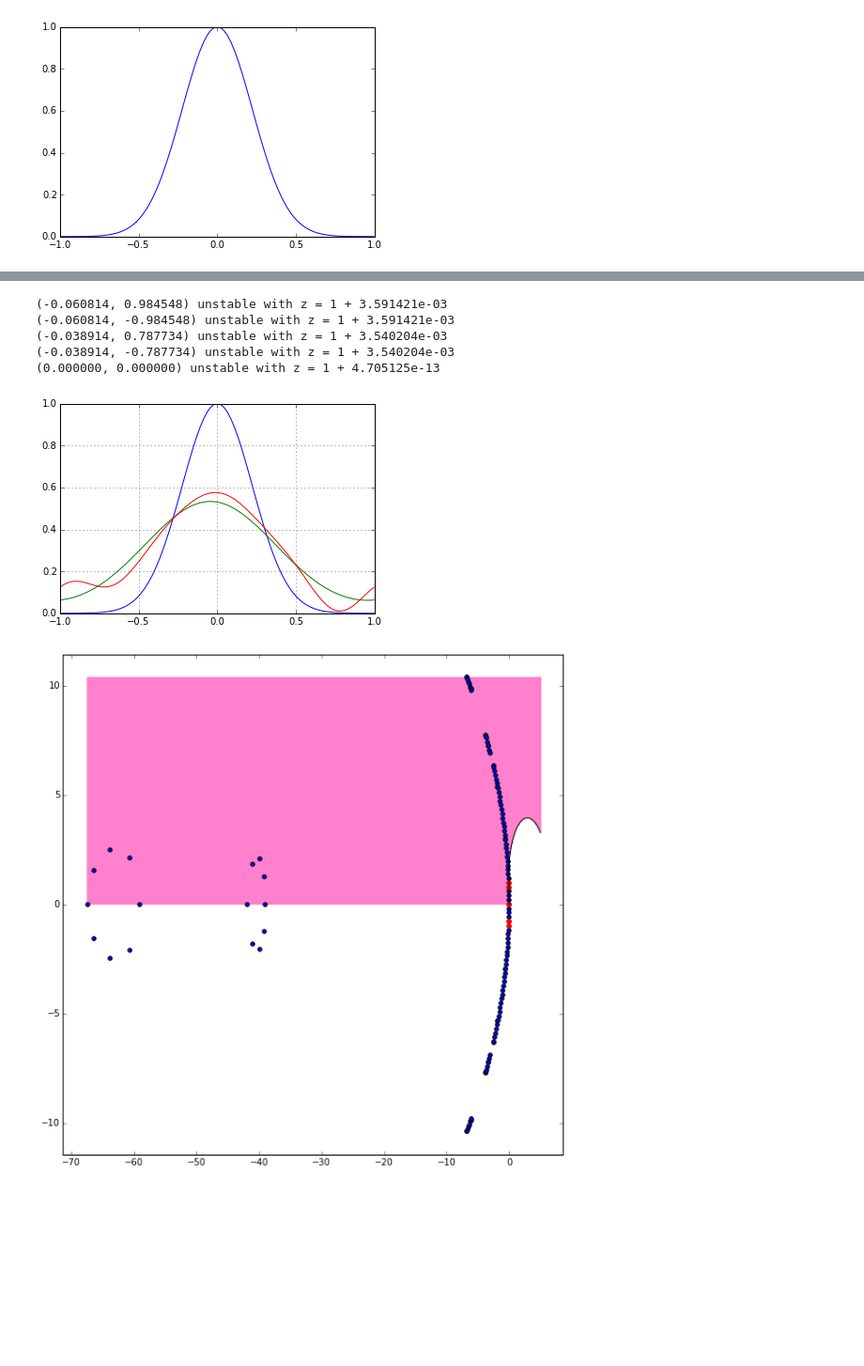
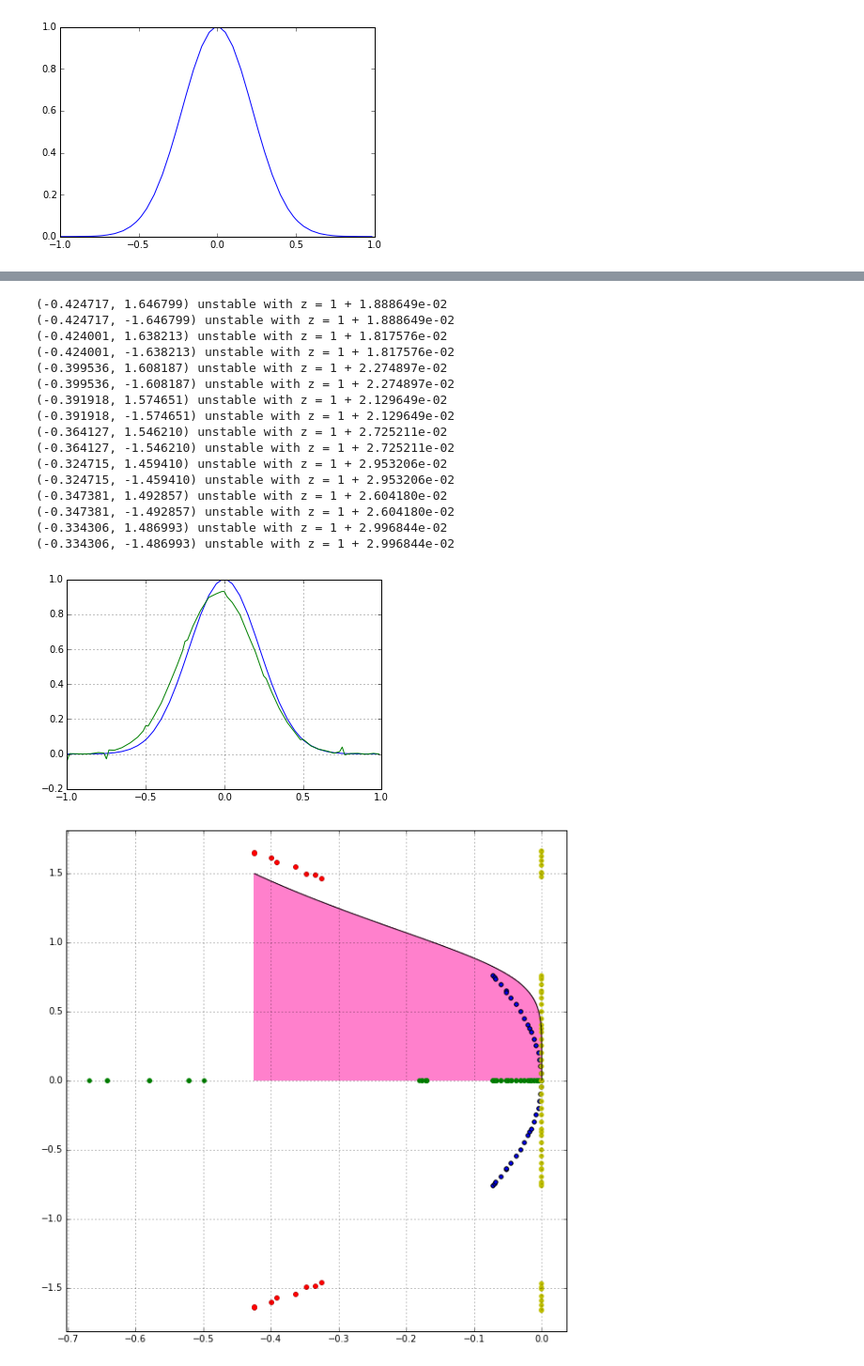
Before and after one commit to maxhutch/sem, a Jupyter notebook: 1D Advection-Diffusion.ipynb, the cells around one changed output, grey strips where cells are left out. Shown: that part at 94% size. Cells and saved outputs as stored; diff of their text form; code cells hidden in the pictures; blank space fills up the shorter version.

```diff
--- a/1D Advection-Diffusion.ipynb
+++ b/1D Advection-Diffusion.ipynb
@@ -5,24 +5,24 @@ import matplotlib.pyplot as plt
 import sem
 import scipy.linalg as la
 # %%
-N = 16
+N = 8
 p = N - 1
 E = 8
 Al, Bl, Cl, Dl, zl, wl = sem.semhat(p)
-Q = np.zeros((N*E, p*E))
+Q = np.zeros((N*E, p*E), dtype=np.float64)
 for j in range(E):
     for i in range(N):
         if i+j*p == p*E:
             continue
-        Q[i+j*N,i+j*p] = 1
-Q[-1,0] = 1
+        Q[i+j*N,i+j*p] = 1.
+Q[-1,0] = 1.
 Qt = Q.transpose()
 A = np.dot(Qt, np.dot(np.kron(np.identity(E), Al), Q))
 B = np.dot(Qt, np.dot(np.kron(np.identity(E), Bl), Q)) / E
 D = np.dot(Qt, np.dot(np.kron(np.identity(E), Dl), Q)) * E
 A = np.dot(D.transpose(), np.dot(B, D))
 C = np.dot(B, D)
-z = np.zeros(p * E )
+z = np.zeros(p * E, dtype=np.float64 )
 for j in range(E):
     z[j*p:(j+1)*p] = zl[:-1] + 2*j
 z = (z - (E-1))/E
@@ -103,4 +160,9 @@ plt.plot(z, IC)
 # %% [output]
 [<matplotlib.lines.Line2D at 0x...>]
 [figure]
+# %%
+Cycles = 1
+Re = 16384
+visc = 2 / Re
+ref = simulate(IC, Cycles, 2.**(-19), bdf2)
 # %%
@@ -151,15 +249,20 @@ def stabilityFunction(hTimesLambda, s):
     stabPolyCoeffs[0] -= hTimesLambda * BFDcoeffs[s]['beta']
     return max(abs(np.roots(stabPolyCoeffs)))
 # %%
-def plot_stability(Re, dt, s):
+def plot_stability(Re, dt, s, c = 8, advance=bdf3ex3):
+    visc = 2. / Re
     plt.plot(z, IC)
-    plt.plot(z, ref)
-    plt.plot(z, simulate(IC, Cycles, dt, bdf3))
+    #plt.plot(z, ref)
+    plt.plot(z, simulate(IC, c, dt, advance))
     plt.grid(True)
+
+    ev = la.eigvals(dt*C, B)
+    #plt.figure(figsize=(10, 10))
+    #plt.scatter(np.real(ev), np.imag(ev))
 
     ev = la.eigvals(dt*(C-visc*A), B)
 
-    x = np.linspace(np.min(np.real(ev)),5, num=200)
+    x = np.linspace(np.min(np.real(ev)),0, num=200)
     y = np.linspace(0,np.max(np.imag(ev)), num=200)
     [X,Y] = np.meshgrid(x,y)
     Z = np.zeros(X.shape)
@@ -181,15 +284,33 @@ def plot_stability(Re, dt, s):
 
     plt.scatter(np.real(ev), np.imag(ev))
     plt.scatter(np.real(unstable), np.imag(unstable), color='r')
+    ev_A = la.eigvals(-dt*visc*A, B)
+    plt.scatter(np.real(ev_A), np.imag(ev_A), color='g')
+    ev_C = la.eigvals(dt*C, B)
+    plt.scatter(np.real(ev_C), np.imag(ev_C), color='y')
 
+    plt.grid(True)
     plt.ylim(ymin=np.min(np.imag(ev))*1.1, ymax=np.max(np.imag(ev))*1.1)
-# %%
-plot_stability(2048, 1./16, 3)
-# %% [output]
-(-0.060814, 0.984548) unstable with z = 1 + 3.591421e-03
-(-0.060814, -0.984548) unstable with z = 1 + 3.591421e-03
-(-0.038914, 0.787734) unstable with z = 1 + 3.540204e-03
-(-0.038914, -0.787734) unstable with z = 1 + 3.540204e-03
-(0.000000, 0.000000) unstable with z = 1 + 4.705125e-13
-[figure, removed]
-[figure, removed]
+# %%
+Re = 1024
+visc = 2. / Re
+plot_stability(Re, 1./64, 4, 1, bdf4)
+# %% [output]
+(-0.424717, 1.646799) unstable with z = 1 + 1.888649e-02
+(-0.424717, -1.646799) unstable with z = 1 + 1.888649e-02
+(-0.424001, 1.638213) unstable with z = 1 + 1.817576e-02
+(-0.424001, -1.638213) unstable with z = 1 + 1.817576e-02
+(-0.399536, 1.608187) unstable with z = 1 + 2.274897e-02
+(-0.399536, -1.608187) unstable with z = 1 + 2.274897e-02
+(-0.391918, 1.574651) unstable with z = 1 + 2.129649e-02
+(-0.391918, -1.574651) unstable with z = 1 + 2.129649e-02
+(-0.364127, 1.546210) unstable with z = 1 + 2.725211e-02
+(-0.364127, -1.546210) unstable with z = 1 + 2.725211e-02
+(-0.324715, 1.459410) unstable with z = 1 + 2.953206e-02
+(-0.324715, -1.459410) unstable with z = 1 + 2.953206e-02
+(-0.347381, 1.492857) unstable with z = 1 + 2.604180e-02
+(-0.347381, -1.492857) unstable with z = 1 + 2.604180e-02
+(-0.334306, 1.486993) unstable with z = 1 + 2.996844e-02
+(-0.334306, -1.486993) unstable with z = 1 + 2.996844e-02
+[figure, added]
+[figure, added]
```
Also changed, not shown: parts of 4 cells of this notebook, 2 other files.
